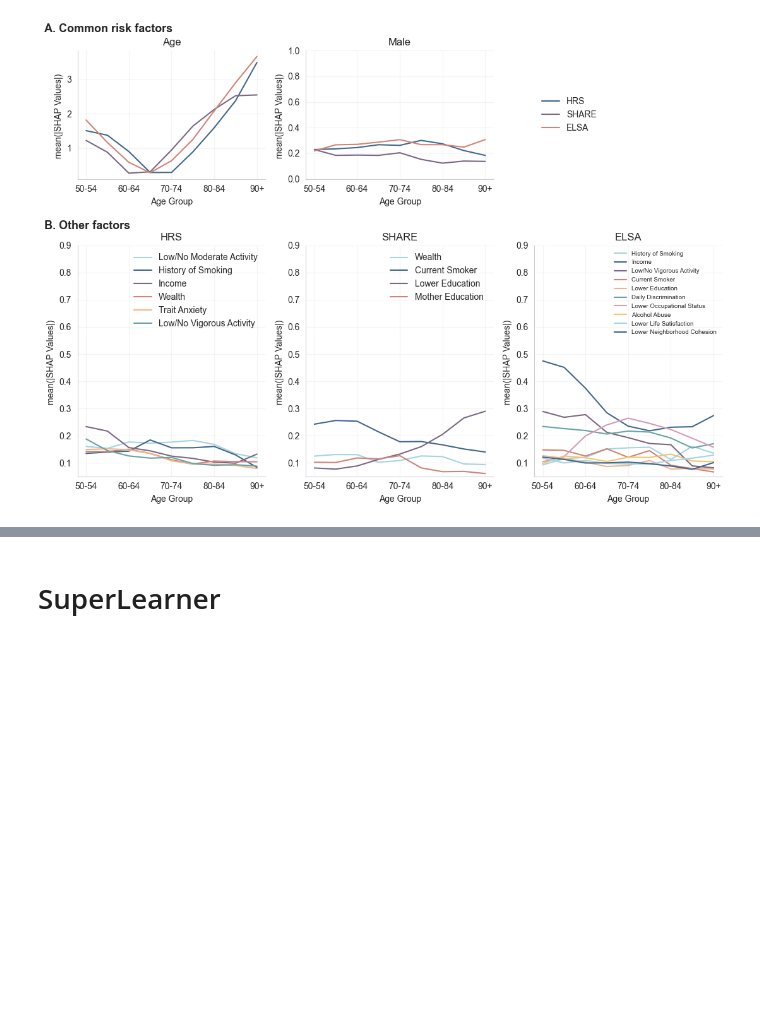
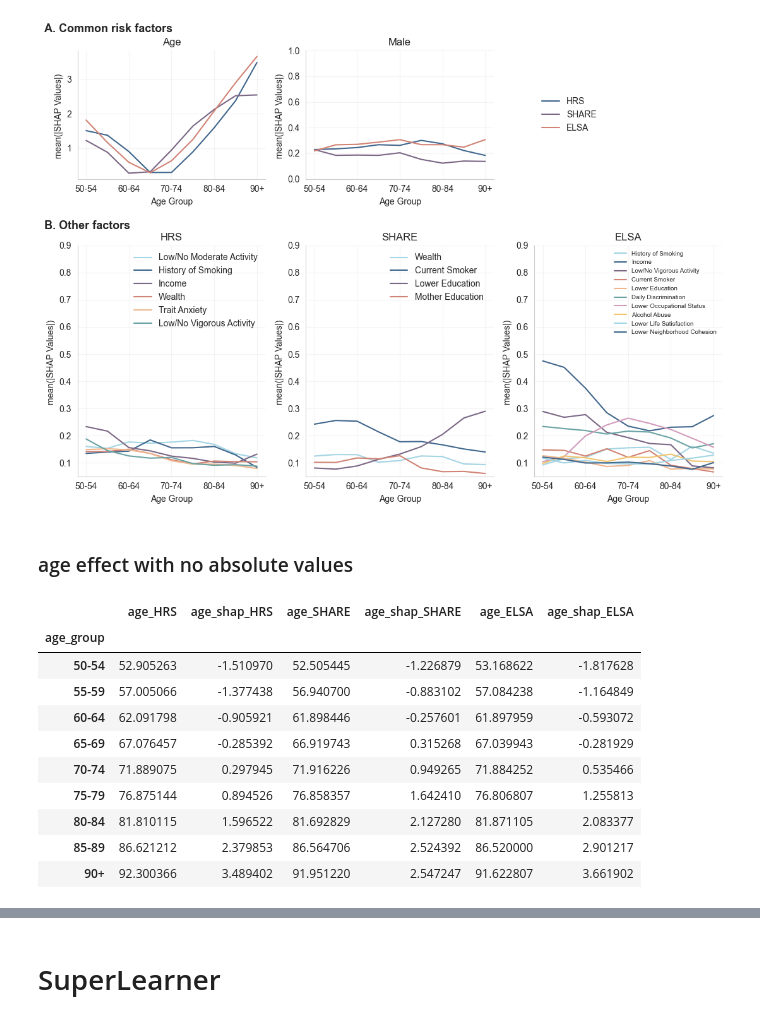
Before and after one commit to vallerrr/Mortality_prediction_cross_countries, a Jupyter notebook: main_new.ipynb, the cells around one changed output, grey strips where cells are left out. Cells and saved outputs as stored; diff of their text form; code cells hidden in the pictures; blank space fills up the shorter version.

```diff
--- a/main_new.ipynb
+++ b/main_new.ipynb
@@ -756,3 +750,5 @@ fig.tight_layout(rect=[0, 0, 1, 0.96], h_pad=3.0)
 plt.savefig(Path.cwd() / 'graphs/model_outputs/shap_by_age_group_all.pdf')
 # %% [output]
 [figure]
+# %% [markdown]
+### age effect with no absolute values
@@ -758,0 +770,14 @@ plt.savefig(Path.cwd() / 'graphs/model_outputs/shap_by_age_group_all.pdf')
+# %%
+temp[[x for x in temp.columns if 'age' in x ]]
+# %% [output]
+|  | age_HRS | age_shap_HRS | age_SHARE | age_shap_SHARE | age_ELSA | age_shap_ELSA |
+| age_group |  |  |  |  |  |  |
+| 50-54 | 52.905263 | -1.510970 | 52.505445 | -1.226879 | 53.168622 | -1.817628 |
+| 55-59 | 57.005066 | -1.377438 | 56.940700 | -0.883102 | 57.084238 | -1.164849 |
+| 60-64 | 62.091798 | -0.905921 | 61.898446 | -0.257601 | 61.897959 | -0.593072 |
+| 65-69 | 67.076457 | -0.285392 | 66.919743 | 0.315268 | 67.039943 | -0.281929 |
+| 70-74 | 71.889075 | 0.297945 | 71.916226 | 0.949265 | 71.884252 | 0.535466 |
+| 75-79 | 76.875144 | 0.894526 | 76.858357 | 1.642410 | 76.806807 | 1.255813 |
+| 80-84 | 81.810115 | 1.596522 | 81.692829 | 2.127280 | 81.871105 | 2.083377 |
+| 85-89 | 86.621212 | 2.379853 | 86.564706 | 2.524392 | 86.520000 | 2.901217 |
+| 90+ | 92.300366 | 3.489402 | 91.951220 | 2.547247 | 91.622807 | 3.661902 |
```
Also changed, not shown: parts of 9 cells of this notebook, 2 other files.
